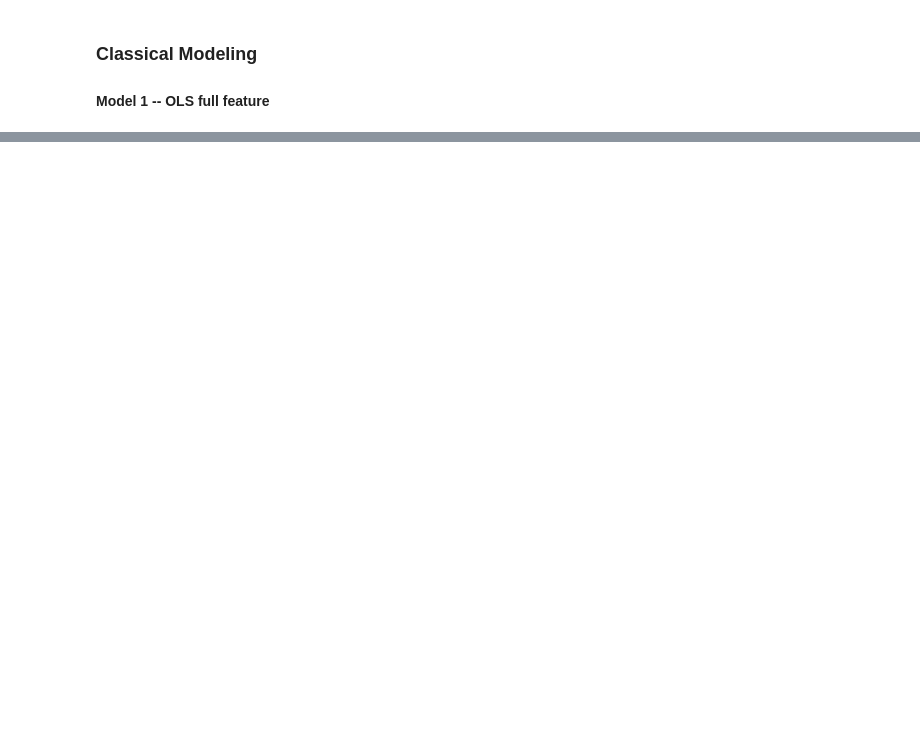
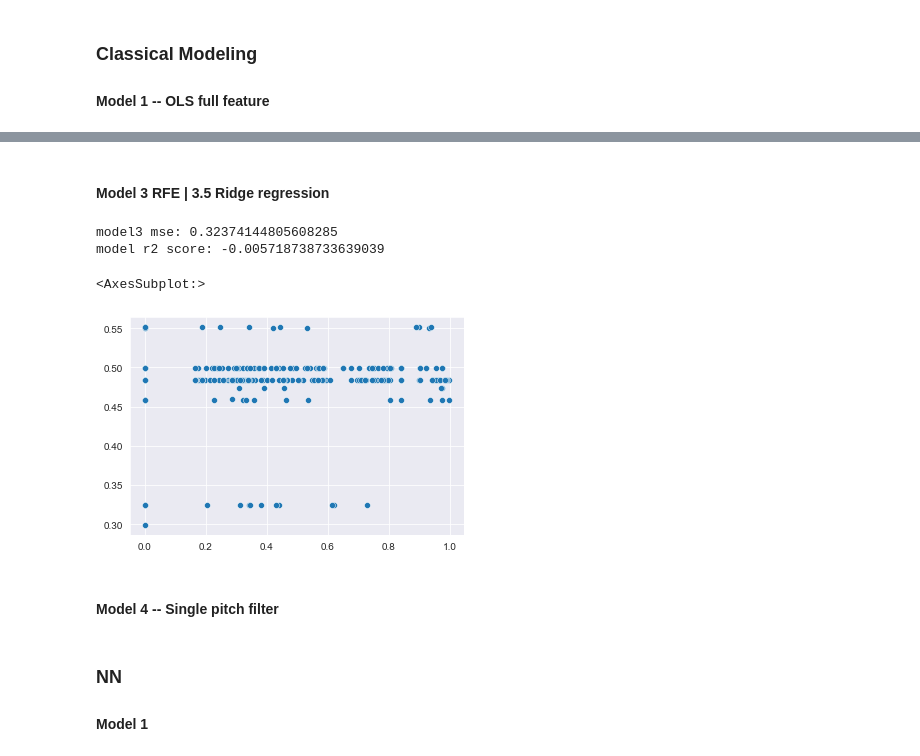
Before and after one commit to trpubz/DBacksAnalysis, a Jupyter notebook: 3Data Preparation/DataPrep.ipynb, the cells around one changed output, grey strips where cells are left out. Drawn from its saved outputs; the diff is of its cells as text; code cells hidden in the pictures; blank space fills up the shorter version.

```diff
--- a/3Data Preparation/DataPrep.ipynb
+++ b/3Data Preparation/DataPrep.ipynb
@@ -259,0 +325,43 @@ strong multicollinearity problems or that the design matrix is singular.
+# %% [markdown]
+#### Model 3 RFE | 3.5 Ridge regression
+# %%
+from sklearn.feature_selection import RFE
+from sklearn.linear_model import Ridge, LinearRegression
+
+model = Ridge()
+
+model3_feats = ['const', 'release_speed', 'release_spin_rate', 'spin_axis', 'pfx_v', 'pitch_type_CH', 'pitch_type_CS', 'pitch_type_CU', 'pitch_type_FC', 'pitch_type_FF', 'pitch_type_FS', 'pitch_type_KC', 'pitch_type_SI', 'pitch_type_SL', 'zone_1', 'zone_2', 'zone_3', 'zone_4', 'zone_5', 'zone_6', 'zone_7', 'zone_8', 'zone_9', 'zone_11', 'zone_12', 'zone_13', 'zone_14', 'p_throws_R']
+
+# Search the best k features for k = 1 to x
+# for k in range(1, 29):
+#     rfe = RFE(estimator=model, n_features_to_select=k)
+#
+#     fit = rfe.fit(X_train[model3_feats], y_train_trx)
+#
+#     f = fit.get_support(1) #the most important features
+#
+#     final_features = X_train[X_train.columns[f]] # final features
+#
+#     print("Num Features: %d" % fit.n_features_)
+#     print("Selected Features: %s" % final_features.columns)
+#     print("Score: %2.2f" % fit.score(X_test[model3_feats], y_test_trx))
+#
+#     print("----------")
+
+model3 = Ridge().fit(X=X_train[['spin_axis', 'pitch_type_CU', 'pitch_type_FF', 'pitch_type_FS',
+                              'zone_9']], y=y_train_trx)
+y_pred_mod3 = model3.predict(X_test[['spin_axis', 'pitch_type_CU', 'pitch_type_FF', 'pitch_type_FS',
+                        'zone_9']])
+
+m3_mse = mean_squared_error(y_test_trx, y_pred_mod3, squared=False)
+print(f"model3 mse: {m3_mse}")
+
+m3_r2 = r2_score(y_test_trx, y_pred_mod3)
+print(f"model r2 score: {m3_r2}")
+
+sns.scatterplot(y_test_trx, y_pred_mod3)
+# %% [output]
+model3 mse: 0.32374144805608285
+model r2 score: -0.005718738733639039
+<AxesSubplot:>
+[figure, added]
@@ -259,0 +378,2 @@ strong multicollinearity problems or that the design matrix is singular.
+# %% [markdown]
+#### Model 4 -- Single pitch filter
@@ -259,0 +387,3 @@ strong multicollinearity problems or that the design matrix is singular.
+# %% [markdown]
+### NN
+#### Model 1
```
Also changed, not shown: parts of 17 cells of this notebook.
